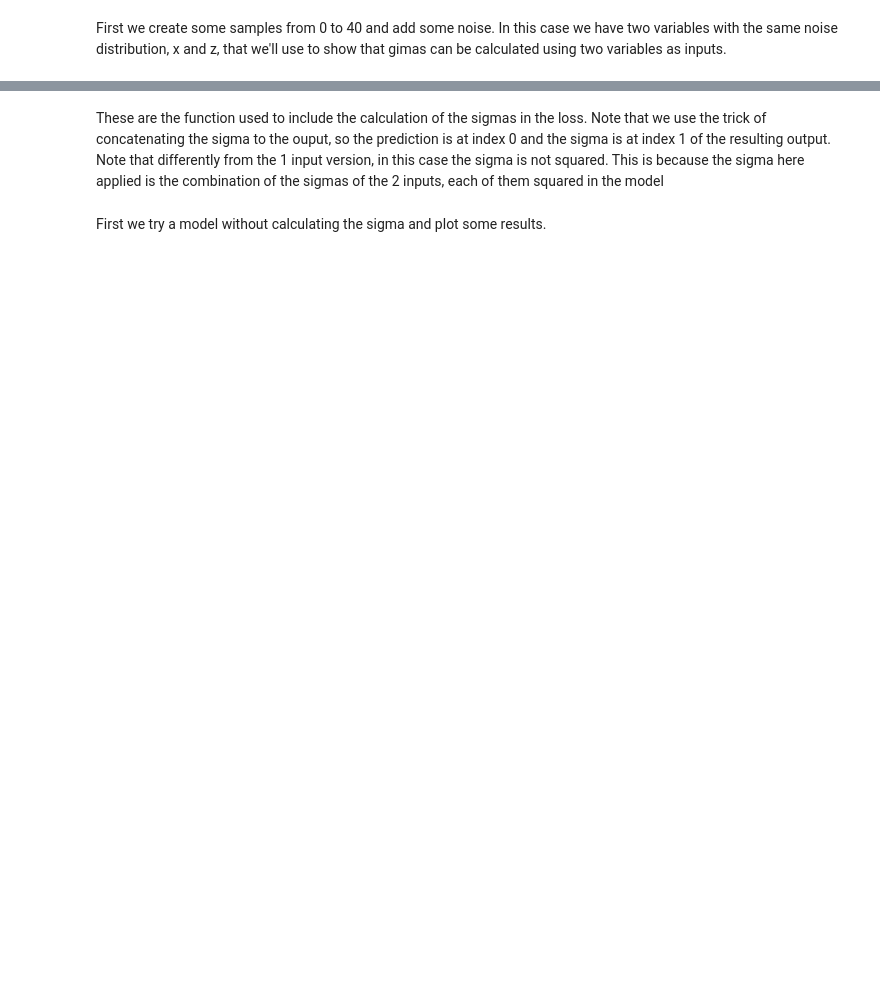
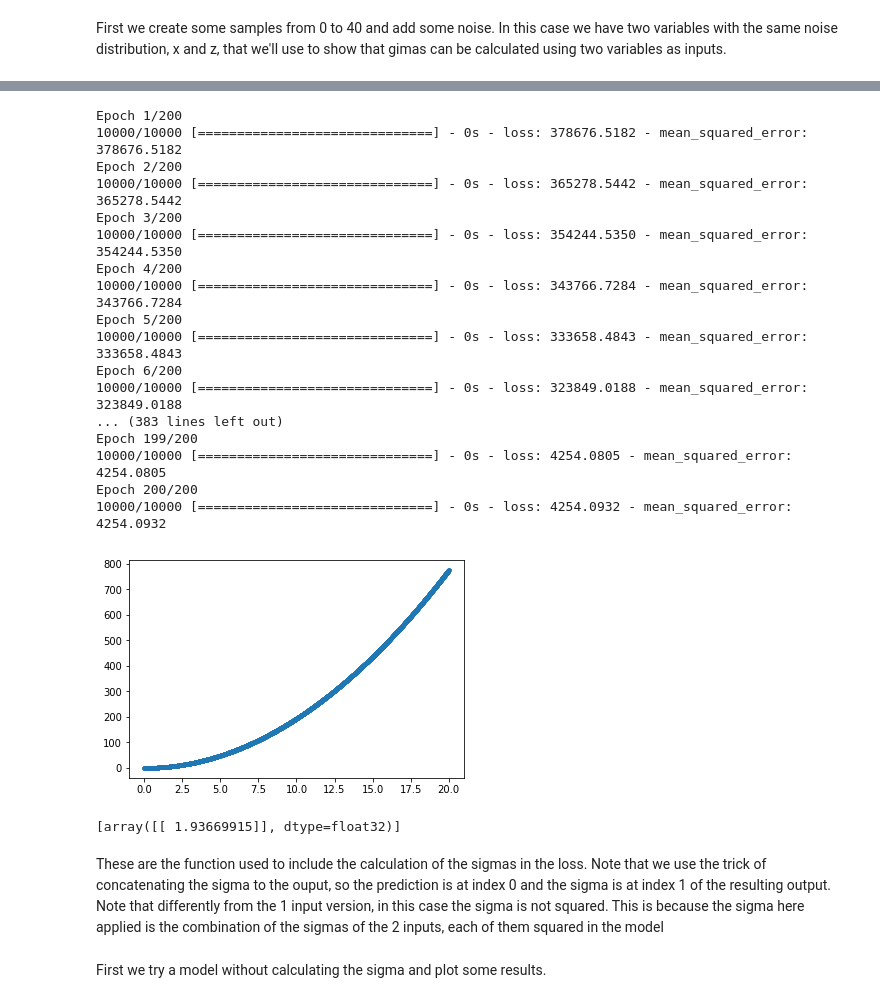
Before and after one commit to menajosep/uncertainty_basic_examples, a Jupyter notebook: Uncertainty Basic Example 2 inputs.ipynb, the cells around one changed output, grey strips where cells are left out. Drawn from its saved outputs; the diff is of its cells as text; code cells hidden in the pictures; blank space fills up the shorter version.

```diff
--- a/Uncertainty Basic Example 2 inputs.ipynb
+++ b/Uncertainty Basic Example 2 inputs.ipynb
@@ -36,3 +32,38 @@ plt.show()
+# %%
+raw_input1 = Input(shape=(1,))
+raw_input2 = Input(shape=(1,))
+product = multiply([raw_input1,raw_input2])
+raw_preds = Dense(1, activation='linear', name="preds", use_bias=False)(product)
+
+rawmodel = Model(inputs=[raw_input1,raw_input2],outputs=raw_preds)
+rawmodel.compile(optimizer='adam', loss='mean_squared_error', metrics=['mean_squared_error'])
+rawmodel.fit([x_prima, z_prima], y, batch_size=128, epochs=200, shuffle=False)
+raw_result = rawmodel.predict([x, z])
+plt.plot(x, raw_result[:,0],'.')
+plt.show()
+# %% [output]
+Epoch 1/200
+10000/10000 [==============================] - 0s - loss: 378676.5182 - mean_squared_error: 378676.5182
+Epoch 2/200
+10000/10000 [==============================] - 0s - loss: 365278.5442 - mean_squared_error: 365278.5442
+Epoch 3/200
+10000/10000 [==============================] - 0s - loss: 354244.5350 - mean_squared_error: 354244.5350
+Epoch 4/200
+10000/10000 [==============================] - 0s - loss: 343766.7284 - mean_squared_error: 343766.7284
+Epoch 5/200
+10000/10000 [==============================] - 0s - loss: 333658.4843 - mean_squared_error: 333658.4843
+Epoch 6/200
+10000/10000 [==============================] - 0s - loss: 323849.0188 - mean_squared_error: 323849.0188
+... (383 lines left out)
+Epoch 199/200
+10000/10000 [==============================] - 0s - loss: 4254.0805 - mean_squared_error: 4254.0805
+Epoch 200/200
+10000/10000 [==============================] - 0s - loss: 4254.0932 - mean_squared_error: 4254.0932
+[figure, added]
+# %%
+rawmodel.layers[3].get_weights()
+# %% [output]
+[array([[ 1.93669915]], dtype=float32)]
 # %% [markdown]
 These are the function used to include the calculation of the sigmas in the loss.
 Note that we use the trick of concatenating the sigma to the ouput, so the prediction is at index 0 and the sigma is at index 1 of the resulting output. Note that differently from the 1 input version, in this case the sigma is not squared. This is because the sigma here applied is the combination of the sigmas of the 2 inputs, each of them squared in the model
```
Also changed, not shown: parts of 9 cells of this notebook, 2 other files.
